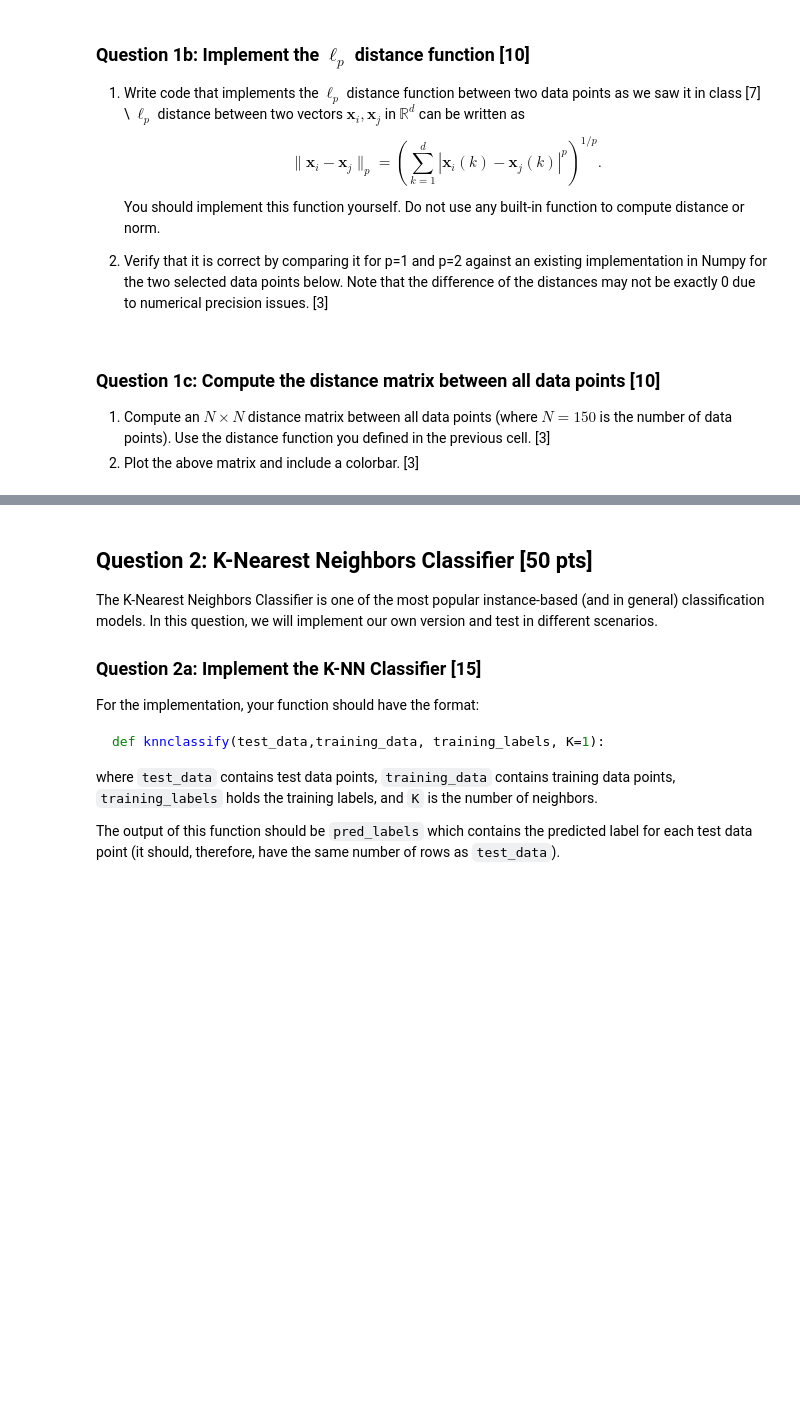
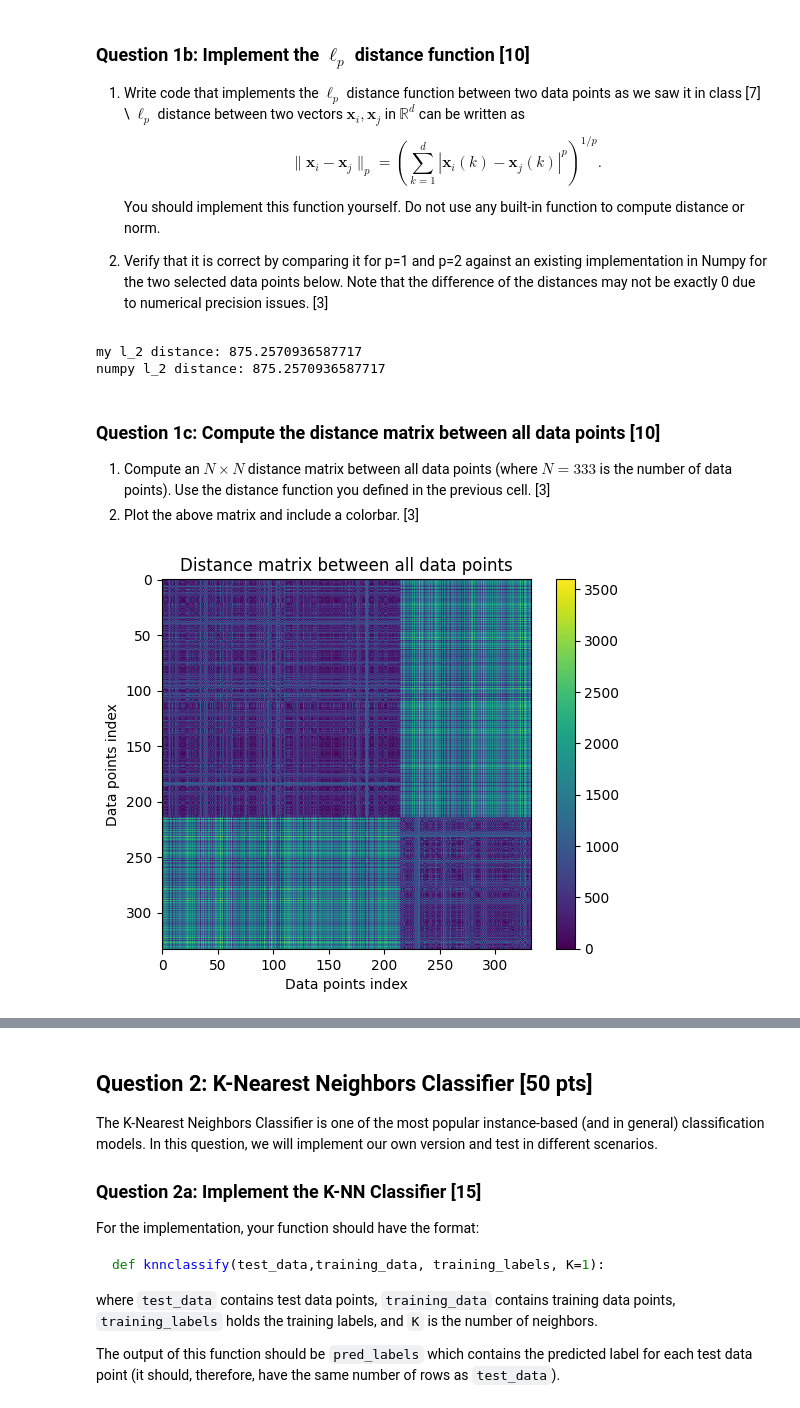
Before and after one commit to Akhan521/CS-171, a Jupyter notebook: Homework_2/fall2024_hw2.ipynb, the cells around one changed output, grey strips where cells are left out. Drawn from its saved outputs; the diff is of its cells as text; code cells hidden in the pictures; blank space fills up the shorter version.

```diff
--- a/Homework_2/fall2024_hw2.ipynb
+++ b/Homework_2/fall2024_hw2.ipynb
@@ -191,33 +192,54 @@ def distance(x,y,p=2):
         y (np.ndarray): datapoint y
         p (int): order of Lp norm
     """
-    pass
+
+    res = (np.sum(np.abs(x-y) ** p)) ** (1/p)
+    return res
 
 
 # TODO: randomly pick 2 samples from the dataset (only keep the numerical features)
+x = data.iloc[rand.randint(0,len(data)-1)][2:6] # we only want the numerical features
+y = data.iloc[rand.randint(0,len(data)-1)][2:6] # these are in columns at index 2 to 5
+
 # calculate the distance and compare with numpy built-in function to verify your implementation
+p = 2
+dist = distance(x,y,p)
 
 # dist = ...
 print(f"my l_{p} distance: {dist}")
 
 # TODO: verify using numpy built-in function
-# dist_np = np.linalg.norm(...)
+dist_np = np.linalg.norm(x-y, ord=p)
 print(f"numpy l_{p} distance: {dist_np}")
+# %% [output]
+my l_2 distance: 875.2570936587717
+numpy l_2 distance: 875.2570936587717
 # %% [markdown]
 ### Question 1c: Compute the distance matrix between all data points [10]
-1. Compute an $N\times N$ distance matrix between all data points (where $N=150$ is the number of data points). Use the distance function you defined in the previous cell. [3]
+1. Compute an $N\times N$ distance matrix between all data points (where $N=333$ is the number of data points). Use the distance function you defined in the previous cell. [3]
 2. Plot the above matrix and include a colorbar. [3]
 # %%
 # TODO
-# Write you code here
+# Write your code here
+features_data = data[features]
+features_data = np.array(features_data)
+N, p = 333, 2
+
 # dist_matrix = ...
+dist_matrix = np.zeros((N, N))
+
+for i in range(N):
+    for j in range(N):
+        dist_matrix[i][j] = distance(features_data[i], features_data[j], p)
 
 # Plot the distance matrix
 plt.imshow(dist_matrix, cmap='viridis')
 plt.colorbar()
 plt.title("Distance matrix between all data points")
 plt.xlabel("Data points index")
 plt.ylabel("Data points index")
 plt.show()
+# %% [output]
+[figure, added]
 # %% [markdown]
 3. What is the minimum number of distance computations that you can do in order to populate every value of this matrix? (note: it is OK if in the first two questions you do all the $N^2$ computations) [2]
```
Also changed, not shown: parts of 10 cells of this notebook.
